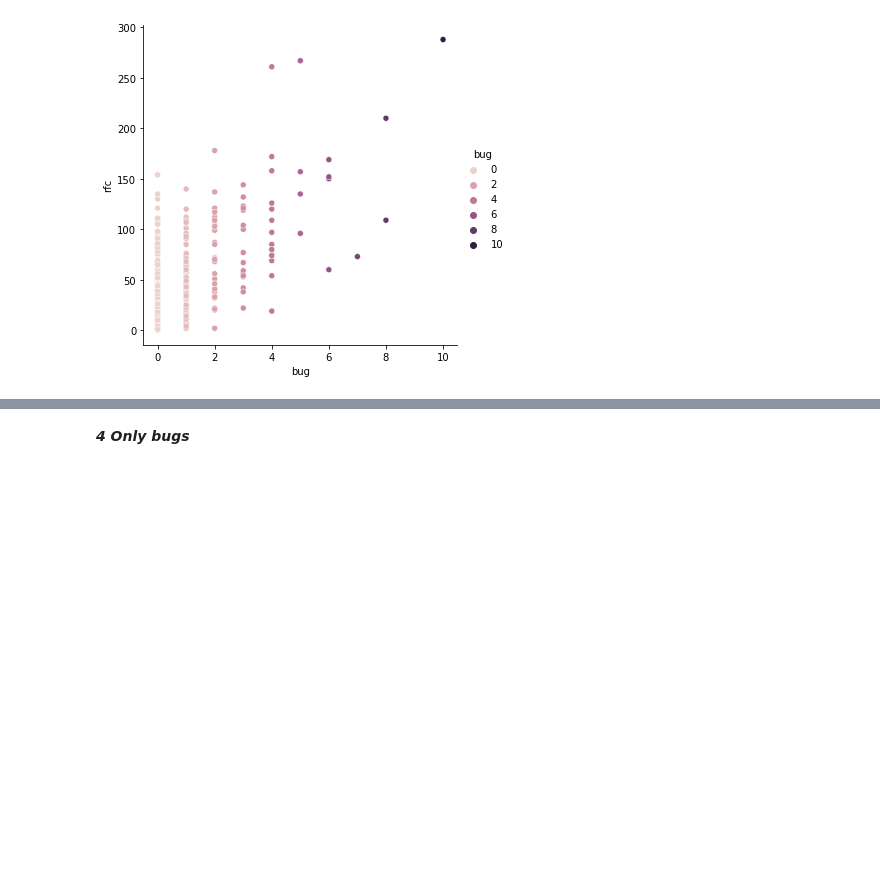
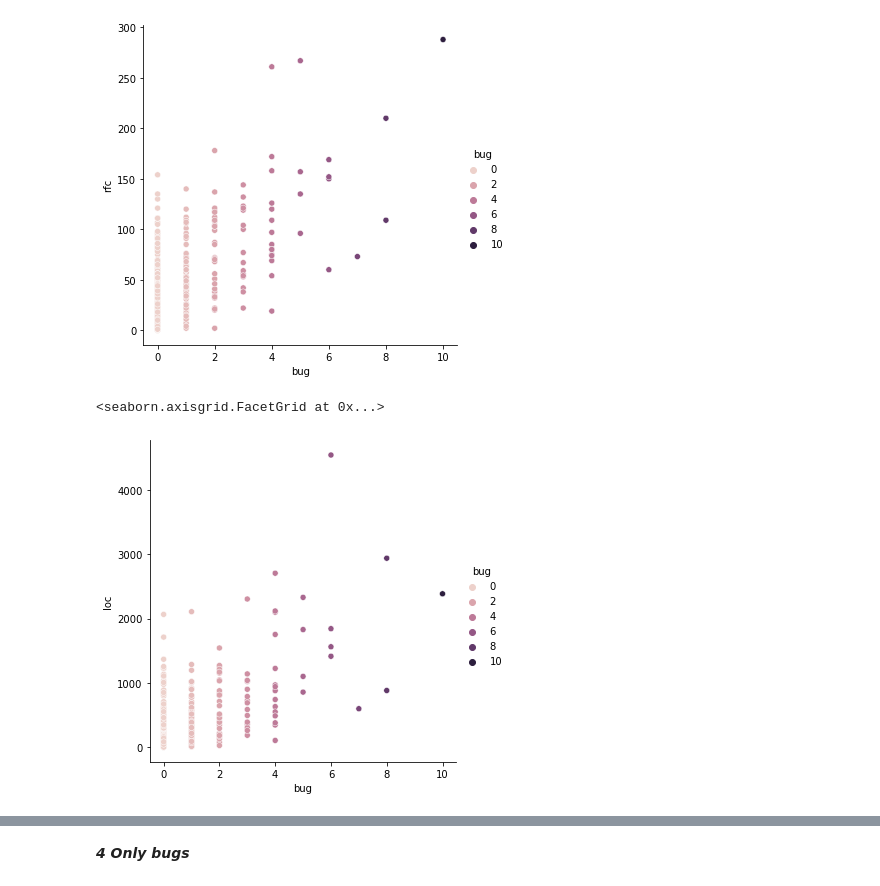
Before and after one commit to francobelloni85/UniSoftwareQualityExam, a Jupyter notebook: SoftwareQualityExam.ipynb, the cells around one changed output, grey strips where cells are left out. Drawn from its saved outputs; the diff is of its cells as text; code cells hidden in the pictures; blank space fills up the shorter version.

```diff
--- a/SoftwareQualityExam.ipynb
+++ b/SoftwareQualityExam.ipynb
@@ -256,3 +328,8 @@ sn.relplot(x='bug', y='rfc', hue='bug',data=data)
 # %% [output]
 <seaborn.axisgrid.FacetGrid at 0x...>
 [figure]
+# %%
+sn.relplot(x='bug', y='loc', hue='bug',data=data)
+# %% [output]
+<seaborn.axisgrid.FacetGrid at 0x...>
+[figure, added]
```
Also changed, not shown: parts of 18 cells of this notebook.
